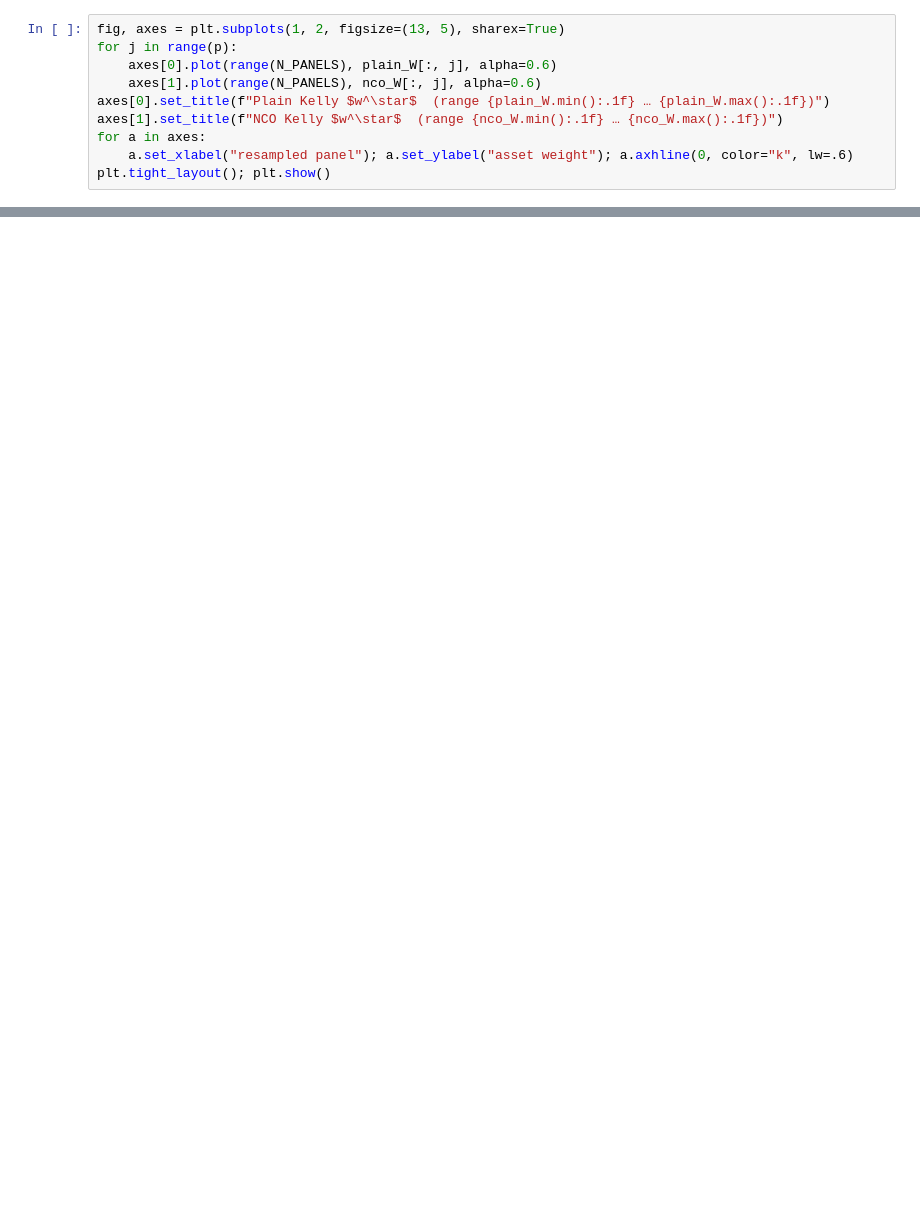
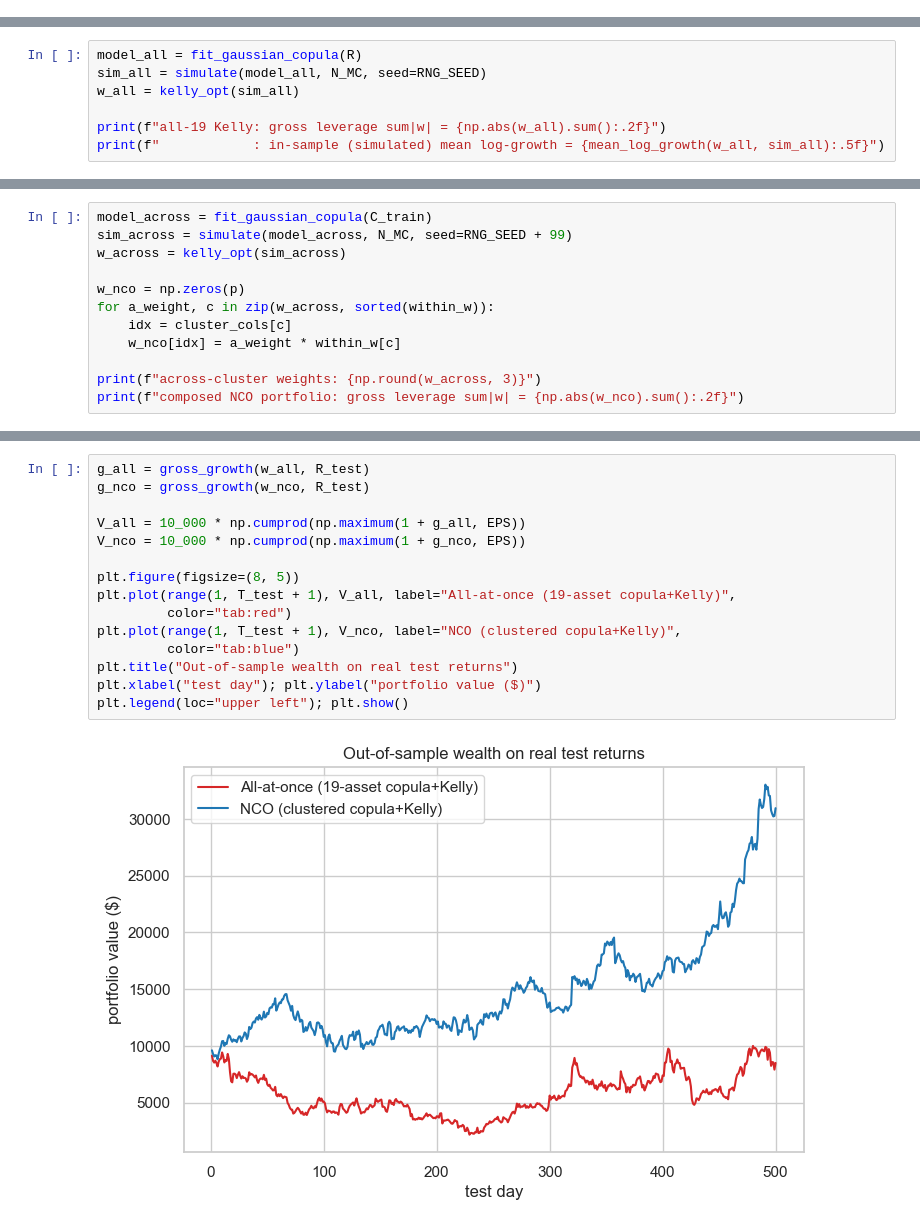
Before and after one commit to jackcghu/544_Notebooks, a Jupyter notebook: 06_Portfolio_optimization_and_copulas/9_copula_nco.ipynb, the cells around one changed output, grey strips where cells are left out. Drawn from its saved outputs; the diff is of its cells as text; blank space fills up the shorter version.

```diff
--- a/06_Portfolio_optimization_and_copulas/9_copula_nco.ipynb
+++ b/06_Portfolio_optimization_and_copulas/9_copula_nco.ipynb
@@ -318,10 +0,0 @@ Each line is one asset's weight trajectory across the 30 resampled panels. Plain
-# %%
-fig, axes = plt.subplots(1, 2, figsize=(13, 5), sharex=True)
-for j in range(p):
-    axes[0].plot(range(N_PANELS), plain_W[:, j], alpha=0.6)
-    axes[1].plot(range(N_PANELS), nco_W[:, j], alpha=0.6)
-axes[0].set_title(f"Plain Kelly $w^\star$  (range {plain_W.min():.1f} … {plain_W.max():.1f})")
-axes[1].set_title(f"NCO Kelly $w^\star$  (range {nco_W.min():.1f} … {nco_W.max():.1f})")
-for a in axes:
-    a.set_xlabel("resampled panel"); a.set_ylabel("asset weight"); a.axhline(0, color="k", lw=.6)
-plt.tight_layout(); plt.show()
@@ -406,0 +121,7 @@ NCO fixes it **structurally**, not by better estimation: it never inverts the fu
+# %%
+model_all = fit_gaussian_copula(R)
+sim_all = simulate(model_all, N_MC, seed=RNG_SEED)
+w_all = kelly_opt(sim_all)
+
+print(f"all-19 Kelly: gross leverage sum|w| = {np.abs(w_all).sum():.2f}")
+print(f"            : in-sample (simulated) mean log-growth = {mean_log_growth(w_all, sim_all):.5f}")
@@ -406,0 +200,12 @@ NCO fixes it **structurally**, not by better estimation: it never inverts the fu
+# %%
+model_across = fit_gaussian_copula(C_train)
+sim_across = simulate(model_across, N_MC, seed=RNG_SEED + 99)
+w_across = kelly_opt(sim_across)
+
+w_nco = np.zeros(p)
+for a_weight, c in zip(w_across, sorted(within_w)):
+    idx = cluster_cols[c]
+    w_nco[idx] = a_weight * within_w[c]
+
+print(f"across-cluster weights: {np.round(w_across, 3)}")
+print(f"composed NCO portfolio: gross leverage sum|w| = {np.abs(w_nco).sum():.2f}")
@@ -406,0 +219,17 @@ NCO fixes it **structurally**, not by better estimation: it never inverts the fu
+# %%
+g_all = gross_growth(w_all, R_test)
+g_nco = gross_growth(w_nco, R_test)
+
+V_all = 10_000 * np.cumprod(np.maximum(1 + g_all, EPS))
+V_nco = 10_000 * np.cumprod(np.maximum(1 + g_nco, EPS))
+
+plt.figure(figsize=(8, 5))
+plt.plot(range(1, T_test + 1), V_all, label="All-at-once (19-asset copula+Kelly)",
+         color="tab:red")
+plt.plot(range(1, T_test + 1), V_nco, label="NCO (clustered copula+Kelly)",
+         color="tab:blue")
+plt.title("Out-of-sample wealth on real test returns")
+plt.xlabel("test day"); plt.ylabel("portfolio value ($)")
+plt.legend(loc="upper left"); plt.show()
+# %% [output]
+[figure, added]
```
Also changed, not shown: parts of 53 cells of this notebook.
